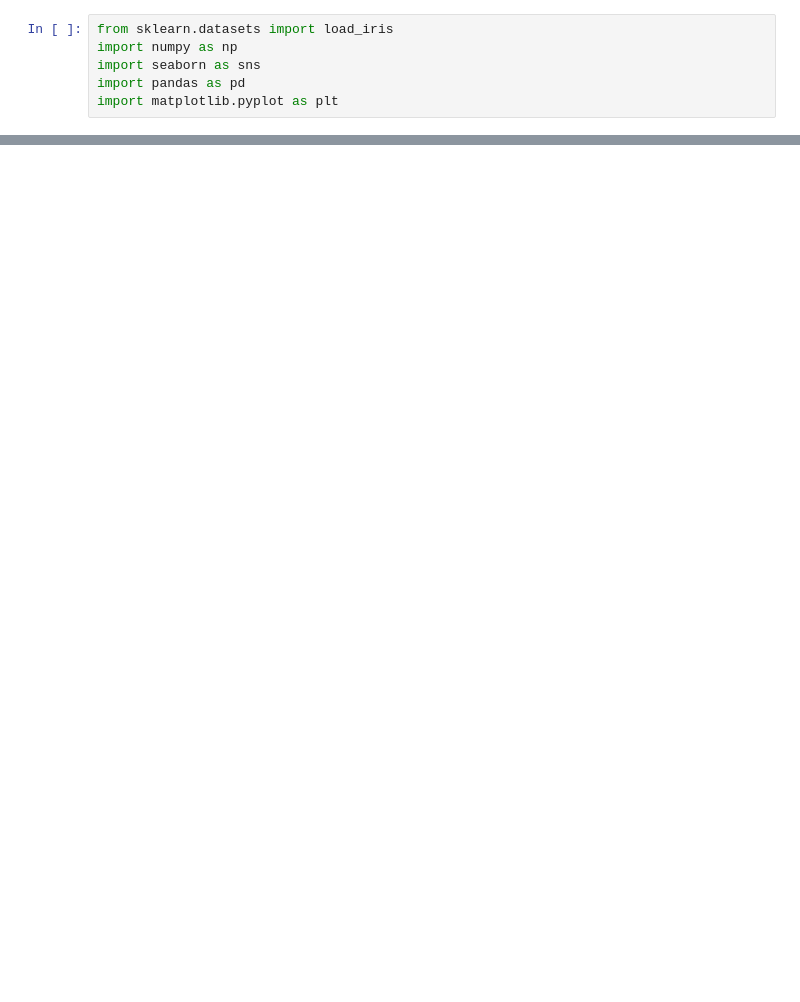
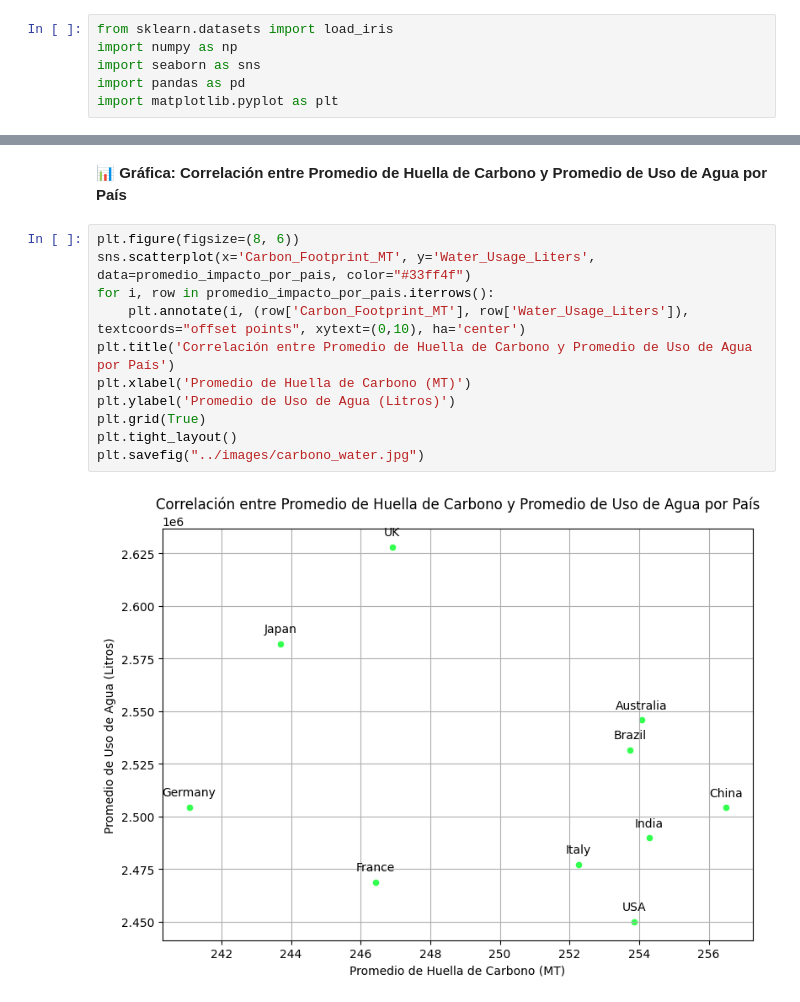
Before and after one commit to yoai13/EDA_SOSTENIBILIDAD_INDUSTRIA_TEXTIL, a Jupyter notebook: notebook/memoria_ industria_textill_sostenible.ipynb, the cells around one changed output, grey strips where cells are left out. Cells and saved outputs as stored; diff of their text form; blank space fills up the shorter version.

```diff
--- a/notebook/industria_textill_sostenible.ipynb
+++ b/notebook/memoria_ industria_textill_sostenible.ipynb
@@ -618,0 +498,15 @@ Una vez interpretada cada métrica ambiental por separado, podemos ver que excep
+# %% [markdown]
+📊 **Gráfica: Correlación entre Promedio de Huella de Carbono y Promedio de Uso de Agua por País**
+# %%
+plt.figure(figsize=(8, 6))
+sns.scatterplot(x='Carbon_Footprint_MT', y='Water_Usage_Liters', data=promedio_impacto_por_pais, color="#33ff4f")
+for i, row in promedio_impacto_por_pais.iterrows():
+    plt.annotate(i, (row['Carbon_Footprint_MT'], row['Water_Usage_Liters']), textcoords="offset points", xytext=(0,10), ha='center')
+plt.title('Correlación entre Promedio de Huella de Carbono y Promedio de Uso de Agua por País')
+plt.xlabel('Promedio de Huella de Carbono (MT)')
+plt.ylabel('Promedio de Uso de Agua (Litros)')
+plt.grid(True)
+plt.tight_layout()
+plt.savefig("../images/carbono_water.jpg")
+# %% [output]
+[figure, added]
```
Also changed, not shown: parts of 137 cells of this notebook, 14 other files.
